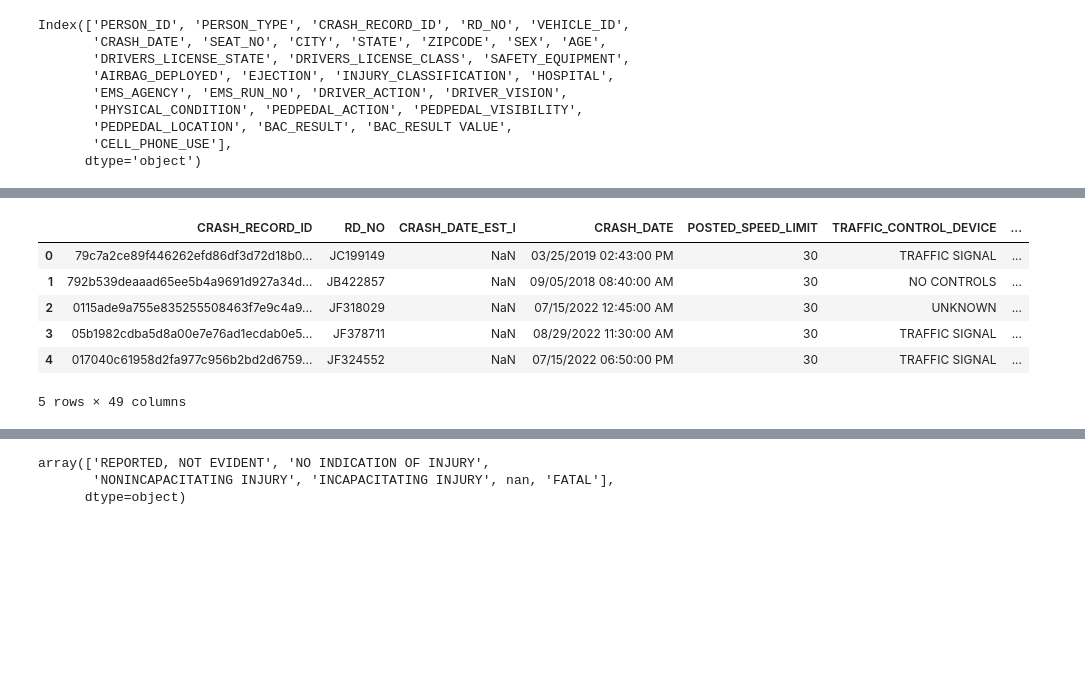
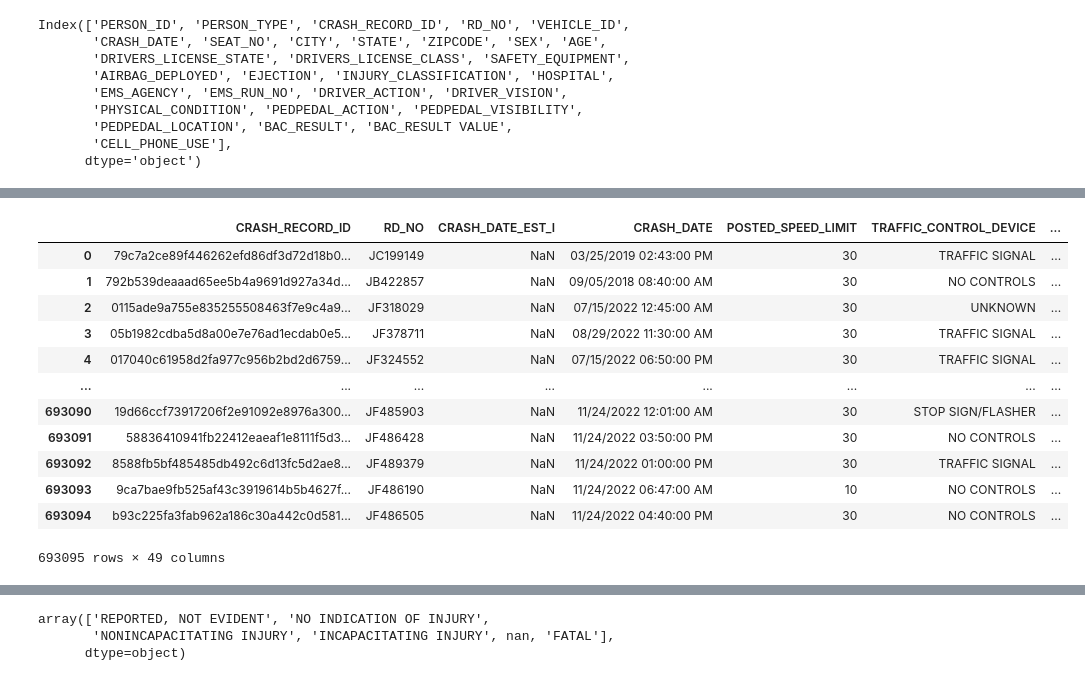
Before and after one commit to jngreco/Team-AutoCrash-Project, a Jupyter notebook: Chicago_Data-michael.ipynb, the cells around one changed output, grey strips where cells are left out. Cells and saved outputs as stored; diff of their text form; code cells hidden in the pictures; blank space fills up the shorter version.

```diff
--- a/Chicago_Data-michael.ipynb
+++ b/Chicago_Data-michael.ipynb
@@ -149,14 +113,20 @@ zipGroup = people_data.groupby("ZIPCODE").sum()
 # %%
 crash_data = pd.read_csv(path1)
-crash_data.head()
+crash_data
 # %% [output]
 |  | CRASH_RECORD_ID | RD_NO | CRASH_DATE_EST_I | CRASH_DATE | POSTED_SPEED_LIMIT | TRAFFIC_CONTROL_DEVICE | ... |
 | 0 | 79c7a2ce89f446262efd86df3d72d18b0... | JC199149 | NaN | 03/25/2019 02:43:00 PM | 30 | TRAFFIC SIGNAL | ... |
 | 1 | 792b539deaaad65ee5b4a9691d927a34d... | JB422857 | NaN | 09/05/2018 08:40:00 AM | 30 | NO CONTROLS | ... |
 | 2 | 0115ade9a755e835255508463f7e9c4a9... | JF318029 | NaN | 07/15/2022 12:45:00 AM | 30 | UNKNOWN | ... |
 | 3 | 05b1982cdba5d8a00e7e76ad1ecdab0e5... | JF378711 | NaN | 08/29/2022 11:30:00 AM | 30 | TRAFFIC SIGNAL | ... |
 | 4 | 017040c61958d2fa977c956b2bd2d6759... | JF324552 | NaN | 07/15/2022 06:50:00 PM | 30 | TRAFFIC SIGNAL | ... |
+| ... | ... | ... | ... | ... | ... | ... | ... |
+| 693090 | 19d66ccf73917206f2e91092e8976a300... | JF485903 | NaN | 11/24/2022 12:01:00 AM | 30 | STOP SIGN/FLASHER | ... |
+| 693091 | 58836410941fb22412eaeaf1e8111f5d3... | JF486428 | NaN | 11/24/2022 03:50:00 PM | 30 | NO CONTROLS | ... |
+| 693092 | 8588fb5bf485485db492c6d13fc5d2ae8... | JF489379 | NaN | 11/24/2022 01:00:00 PM | 30 | TRAFFIC SIGNAL | ... |
+| 693093 | 9ca7bae9fb525af43c3919614b5b4627f... | JF486190 | NaN | 11/24/2022 06:47:00 AM | 10 | NO CONTROLS | ... |
+| 693094 | b93c225fa3fab962a186c30a442c0d581... | JF486505 | NaN | 11/24/2022 04:40:00 PM | 30 | NO CONTROLS | ... |
-5 rows × 49 columns
+693095 rows × 49 columns
 # %%
 crash_data["LOCATION"].unique()
 # %% [output]
```
Also changed, not shown: parts of 18 cells of this notebook.
